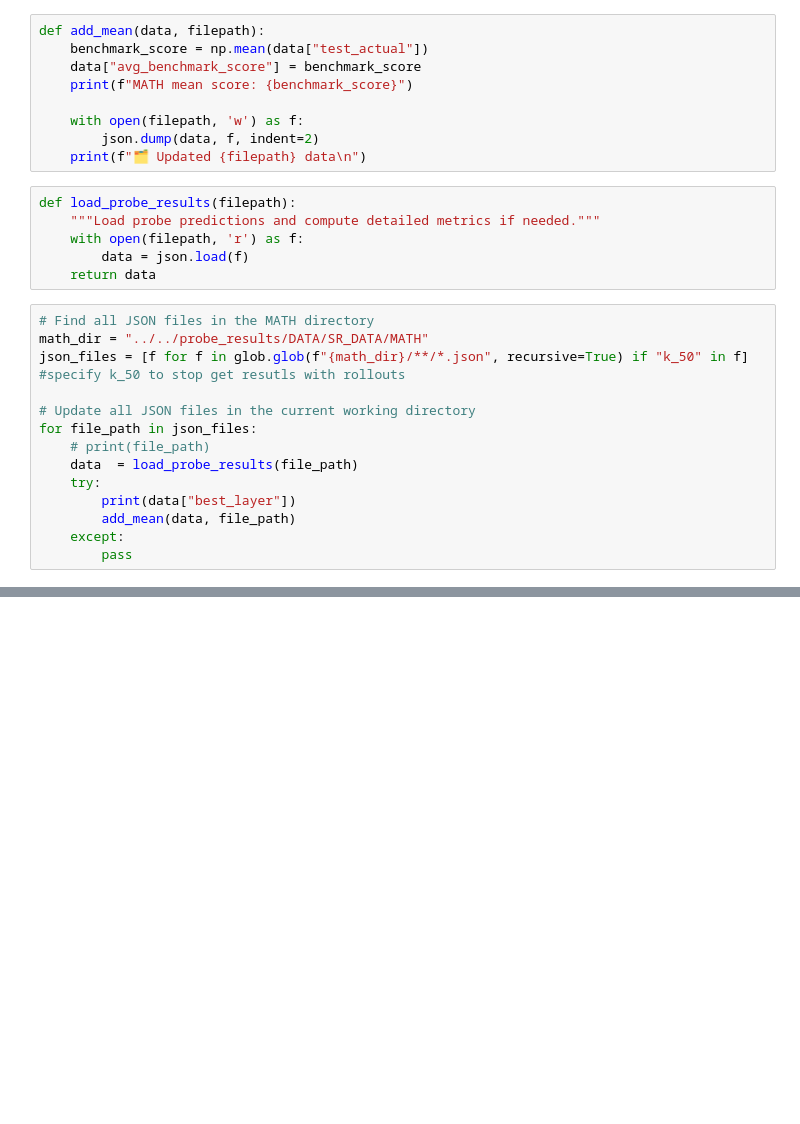
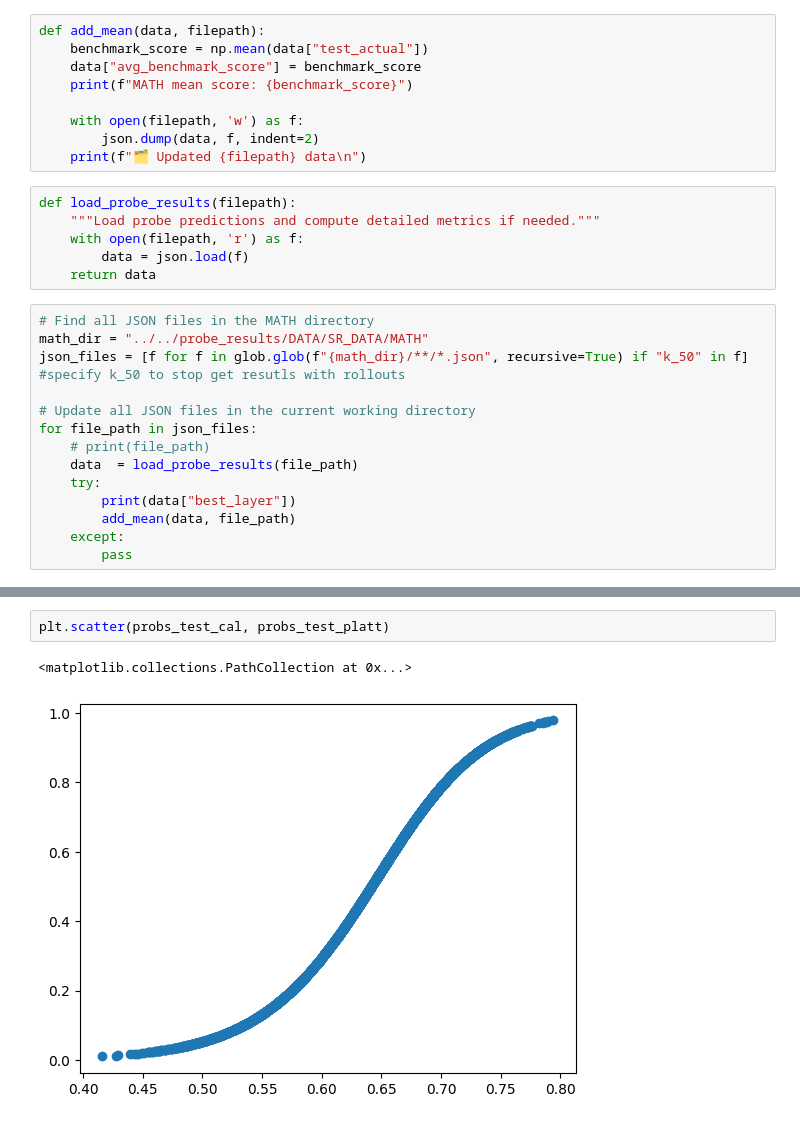
Before and after one commit to KabakaWilliam/llms_know_difficulty, a Jupyter notebook: will_replication/notebooks/sanity_check_probe_results.ipynb, the cells around one changed output, grey strips where cells are left out. Cells and saved outputs as stored; diff of their text form; blank space fills up the shorter version.

```diff
--- a/will_replication/notebooks/sanity_check_probe_results.ipynb
+++ b/will_replication/notebooks/sanity_check_probe_results.ipynb
@@ -36,0 +668,5 @@ for file_path in json_files:
+# %%
+plt.scatter(probs_test_cal, probs_test_platt)
+# %% [output]
+<matplotlib.collections.PathCollection at 0x...>
+[figure, added]
```
Also changed, not shown: parts of 19 cells of this notebook, 8 other files.
